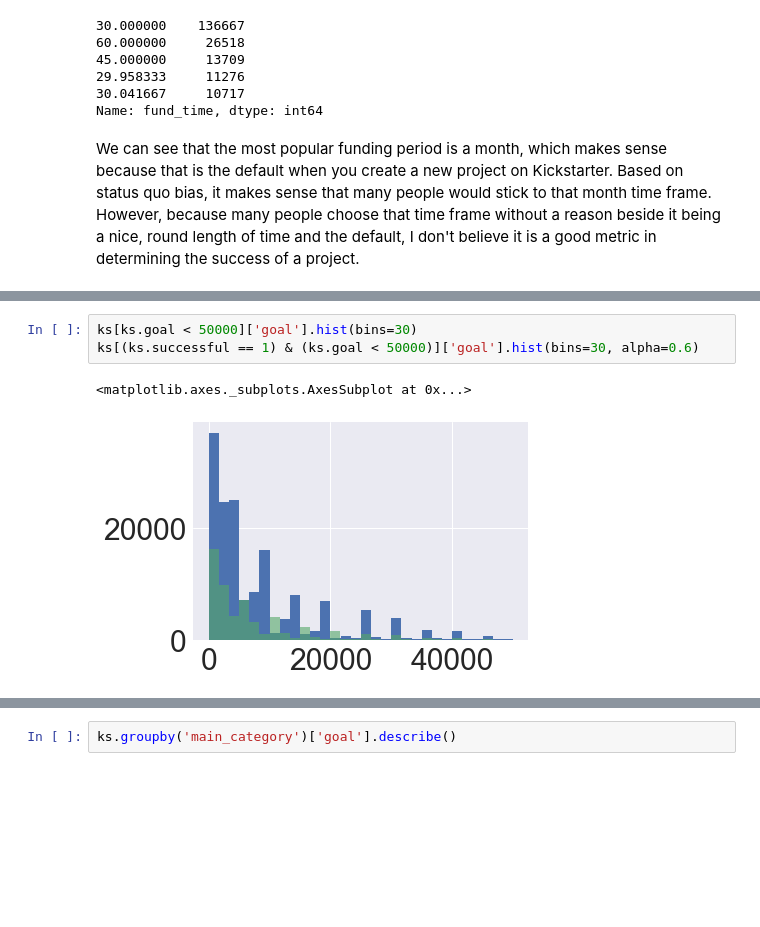
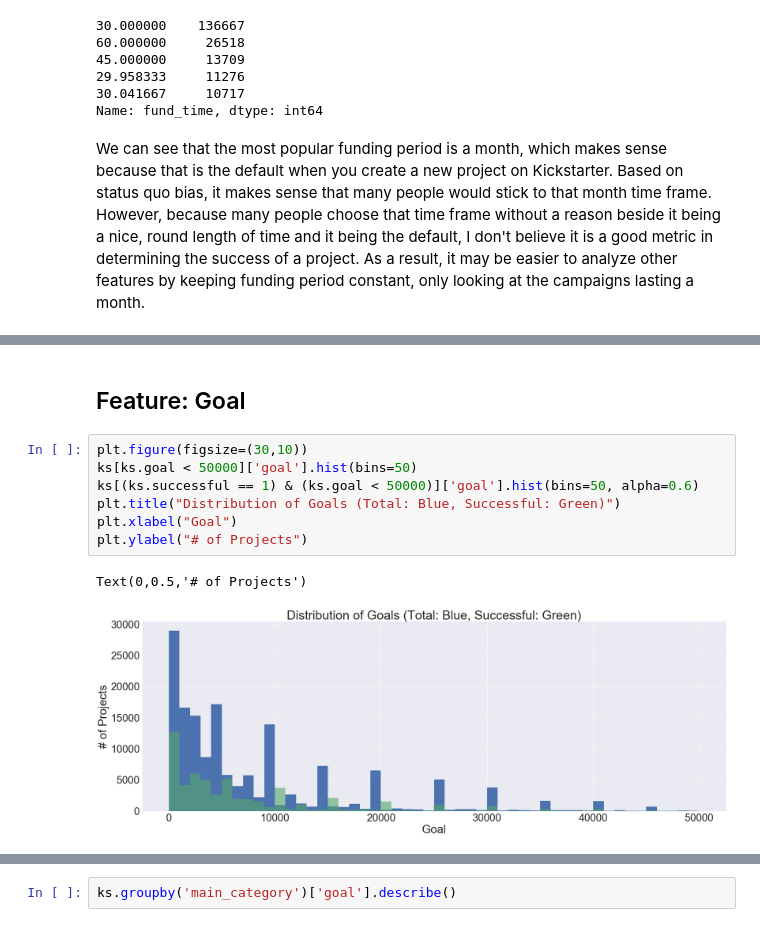
Before and after one commit to gkim98/KickoffKickstarter, a Jupyter notebook: Kickstarter Draft 2.ipynb, the cells around one changed output, grey strips where cells are left out. Saved outputs shown, nothing was run; the diff lists cells and outputs as text; blank space fills up the shorter version.

```diff
--- a/Kickstarter Draft 2.ipynb
+++ b/Kickstarter Draft 2.ipynb
@@ -73,7 +75,7 @@ ks['fund_time'].value_counts().head()
 30.041667     10717
 Name: fund_time, dtype: int64
 # %% [markdown]
-We can see that the most popular funding period is a month, which makes sense because that is the default when you create a new project on Kickstarter. Based on status quo bias, it makes sense that many people would stick to that month time frame. However, because many people choose that time frame without a reason beside it being a nice, round length of time and the default, I don't believe it is a good metric in determining the success of a project.
+We can see that the most popular funding period is a month, which makes sense because that is the default when you create a new project on Kickstarter. Based on status quo bias, it makes sense that many people would stick to that month time frame. However, because many people choose that time frame without a reason beside it being a nice, round length of time and it being the default, I don't believe it is a good metric in determining the success of a project. As a result, it may be easier to analyze other features by keeping funding period constant, only looking at the campaigns lasting a month.
 # %%
 ks = ks[(ks['fund_time'] > 29) & (ks['fund_time'] < 31)]
 ks.describe()
@@ -87,9 +89,15 @@ ks.describe()
 | 50% | 1.073062e+09 | 5.500000e+03 | 4.690000e+02 | 10.000000 | 2.860000e+02 | 0.000000 | 30.000000 |
 | 75% | 1.607902e+09 | 1.531650e+04 | 3.597000e+03 | 53.000000 | 2.636273e+03 | 1.000000 | 30.000000 |
 | max | 2.147446e+09 | 1.000000e+08 | 8.782572e+06 | 219382.000000 | 8.782572e+06 | 1.000000 | 30.999954 |
+# %% [markdown]
+## Feature: Goal
 # %%
-ks[ks.goal < 50000]['goal'].hist(bins=30)
-ks[(ks.successful == 1) & (ks.goal < 50000)]['goal'].hist(bins=30, alpha=0.6)
+plt.figure(figsize=(30,10))
+ks[ks.goal < 50000]['goal'].hist(bins=50)
+ks[(ks.successful == 1) & (ks.goal < 50000)]['goal'].hist(bins=50, alpha=0.6)
+plt.title("Distribution of Goals (Total: Blue, Successful: Green)")
+plt.xlabel("Goal")
+plt.ylabel("# of Projects")
 # %% [output]
-<matplotlib.axes._subplots.AxesSubplot at 0x...>
+Text(0,0.5,'# of Projects')
-[figure, old version]
+[figure, new version]
```
Also changed, not shown: parts of 23 cells of this notebook.
